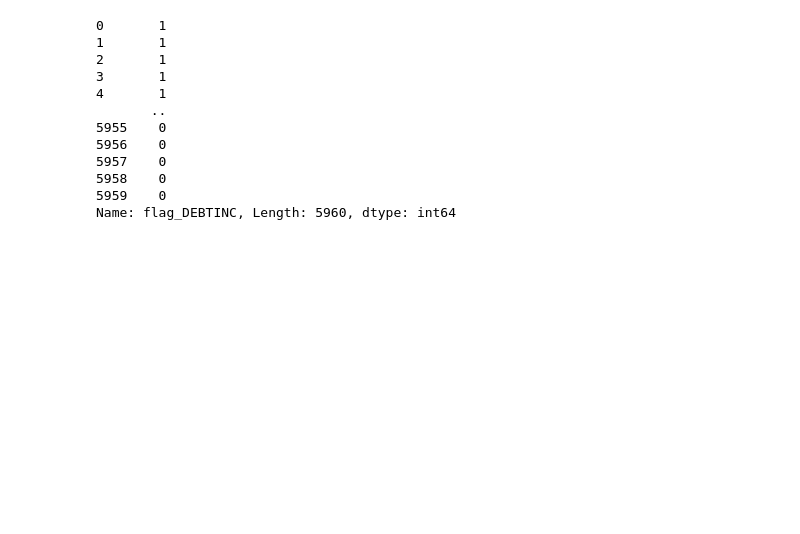
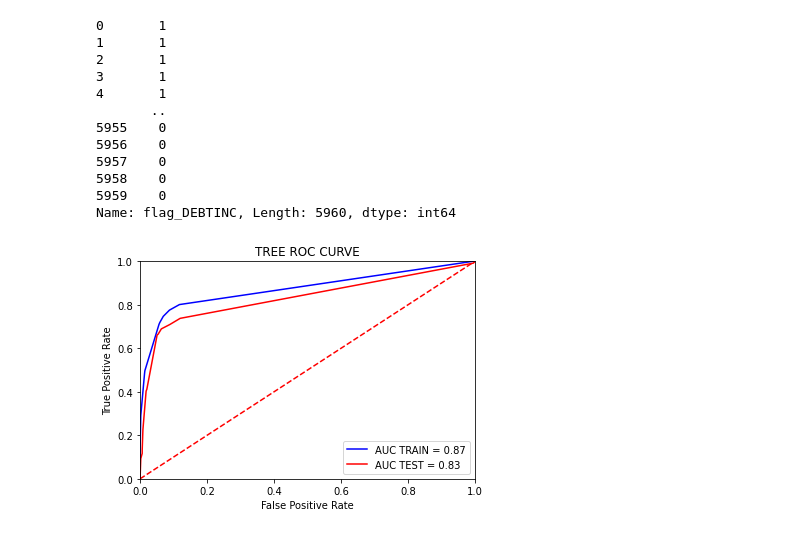
Before and after one commit to salmaahmedaly/MSDS422, a Jupyter notebook: 2-unit2.ipynb, the cells around one changed output. Drawn from its saved outputs; the diff is of its cells as text; code cells hidden in the pictures; blank space fills up the shorter version.

```diff
--- a/2-unit2.ipynb
+++ b/2-unit2.ipynb
@@ -182,3 +187,25 @@ df['flag_DEBTINC']
 5958    0
 5959    0
 Name: flag_DEBTINC, Length: 5960, dtype: int64
+# %%
+#extracting probabi;ities
+tree_prob_train= fm01_tree.predict_proba(x_train)
+tree_prob_test= fm01_tree.predict_proba(x_test)
+
+#keeping prob of default only
+tree_p1_train= tree_prob_train[:,1]
+tree_p1_test= tree_prob_test[:,1]
+# %%
+#developing ROC curve
+tree_fpr_train, tree_tpr_train, threshold_train = metrics.roc_curve(y_train[target_a], tree_p1_train)
+tree_fpr_test, tree_tpr_test, threshold_test = metrics.roc_curve(y_test[target_a], tree_p1_test)
+
+#AUC
+tree_roc_auc_train = metrics.auc(tree_fpr_train,tree_tpr_train )
+tree_roc_auc_test = metrics.auc(tree_fpr_test,tree_tpr_test)
+# %%
+#plotting ROC curve
+functions.plot_roc(fpr_train= tree_fpr_train,tpr_train= tree_tpr_train, fpr_test= tree_fpr_test,
+         tpr_test= tree_tpr_test, roc_auc_train= tree_roc_auc_train, roc_auc_test= tree_roc_auc_test )
+# %% [output]
+[figure, added]
```
Also changed, not shown: parts of 14 cells of this notebook.
